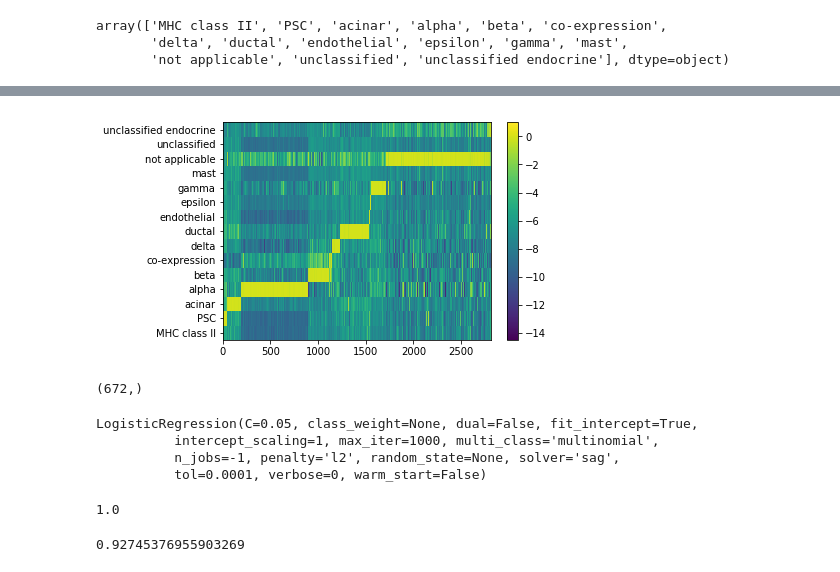
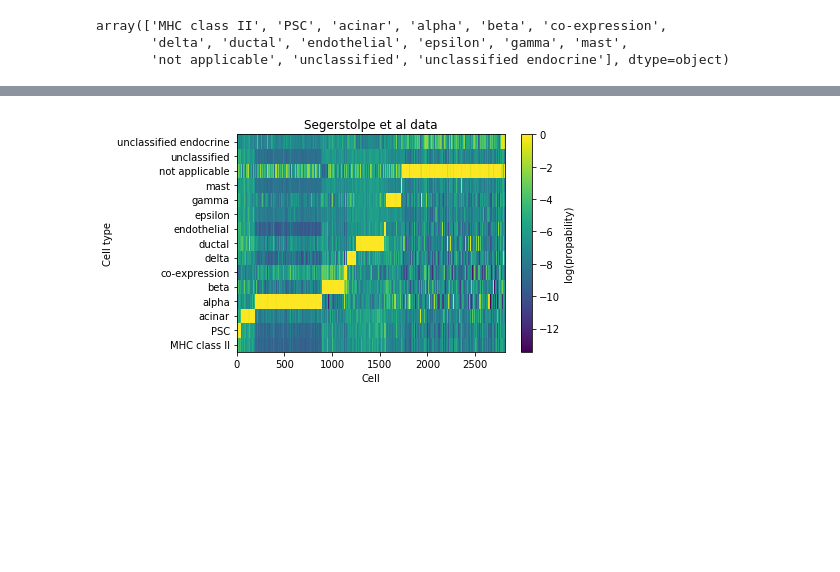
Before and after one commit to vals/scRNA-seq-supervised-classification, a Jupyter notebook: Linear model.ipynb, the cells around one changed output, grey strips where cells are left out. Cells and saved outputs as stored; diff of their text form; code cells hidden in the pictures; blank space fills up the shorter version.

```diff
--- a/Linear model.ipynb
+++ b/Linear model.ipynb
@@ -22,2 +11,0 @@ s_long_s.to_csv('segerstolpe_long_exprs.csv', index=False)
-# %%
-s_sample_info.index.name = 'cell'
@@ -26,7 +12,12 @@ s_sample_info.to_csv('segerstolpe_sample_info2.csv')
+# %%
+s_exprs = s_long_exprs.pivot(index='cell', columns='gene')['log2cpm'].fillna(0)
+s_exprs = s_exprs.loc[s_sample_info['cell']]
+# %%
+s_sample_info = s_sample_info.set_index('cell', drop=False)
 # %%
 from sklearn.model_selection import train_test_split
 # %%
-X_train, X_test, y_train, y_test = train_test_split(s_expr.T, s_sample_info['cell_type1'], test_size=.2)
+X_train, X_test, y_train, y_test = train_test_split(s_exprs, s_sample_info['cell_type1'], test_size=.2)
 # %%
 from sklearn.linear_model import LogisticRegression
 # %%
@@ -98,13 +123,12 @@ sorted_idx = y_train.sort_values().index
 # %%
 y_prob = lr.predict_log_proba(X_train.loc[sorted_idx])
 # %%
-plt.pcolor(y_prob.T, vmax=1)
+figsize(6, 4)
+plt.pcolor(y_prob.T, vmax=0)
 plt.yticks(0.5 + np.arange(lr.classes_.shape[0]), lr.classes_);
-plt.colorbar();
+plt.colorbar(label='log(propability)');
+plt.ylabel('Cell type')
+plt.xlabel('Cell');
+plt.title('Segerstolpe et al data');
 # %% [output]
-[figure, old version]
+[figure, new version]
-# %%
-sel_features = s_expr.index[np.any(lr.coef_ > 0., 0)]
-sel_features.shape
-# %% [output]
-(672,)
@@ -114,15 +134,0 @@ lr_softmax = LogisticRegression(C=0.05, penalty='l2', n_jobs=-1, multi_class='mu
-# %%
-lr_softmax.fit(X_train[sel_features], y_train)
-# %% [output]
-LogisticRegression(C=0.05, class_weight=None, dual=False, fit_intercept=True,
-          intercept_scaling=1, max_iter=1000, multi_class='multinomial',
-          n_jobs=-1, penalty='l2', random_state=None, solver='sag',
-          tol=0.0001, verbose=0, warm_start=False)
-# %%
-lr_softmax.score(X_train[sel_features], y_train)
-# %% [output]
-1.0
-# %%
-lr_softmax.score(X_test[sel_features], y_test)
-# %% [output]
-0.92745376955903269
```
Also changed, not shown: parts of 54 cells of this notebook.
